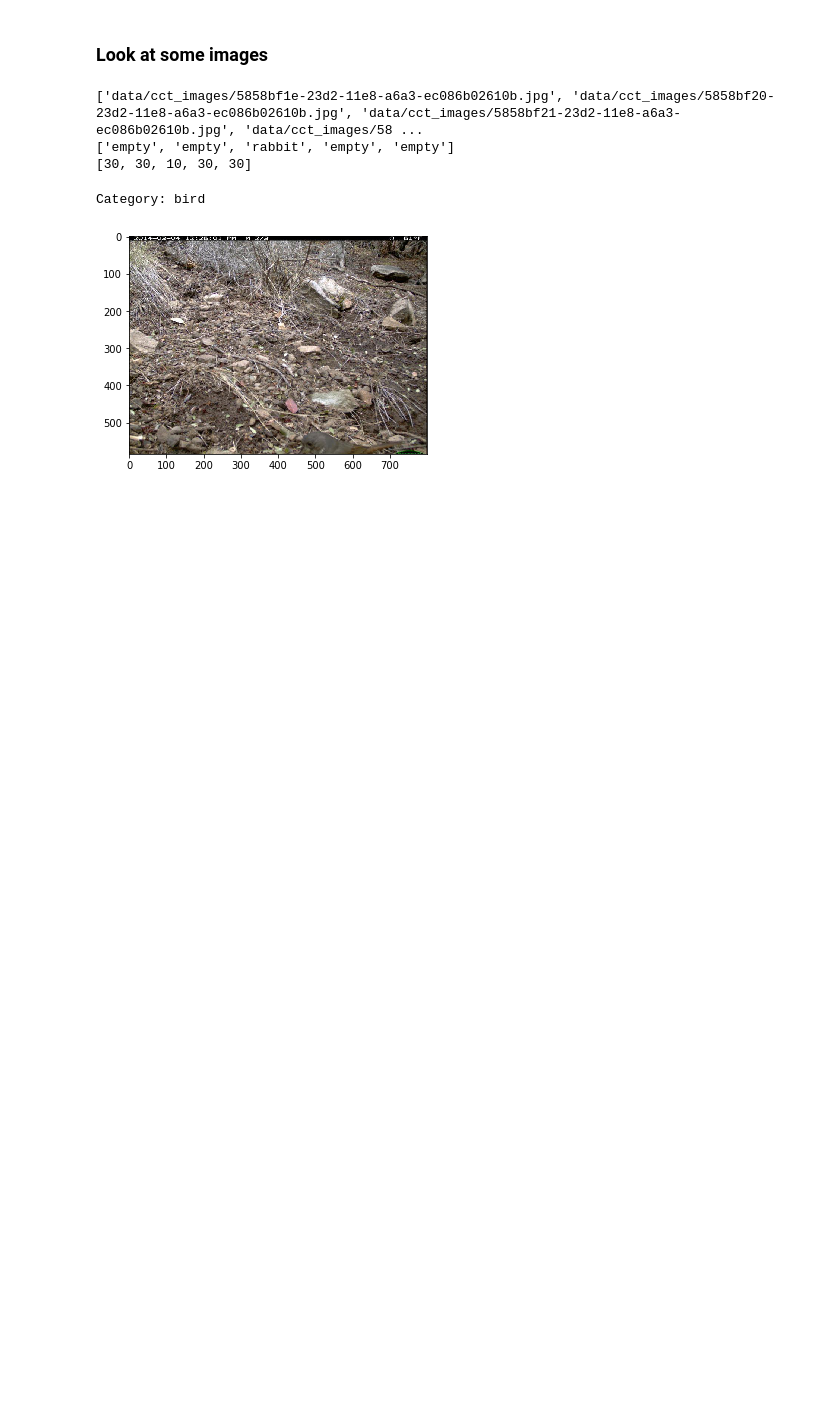
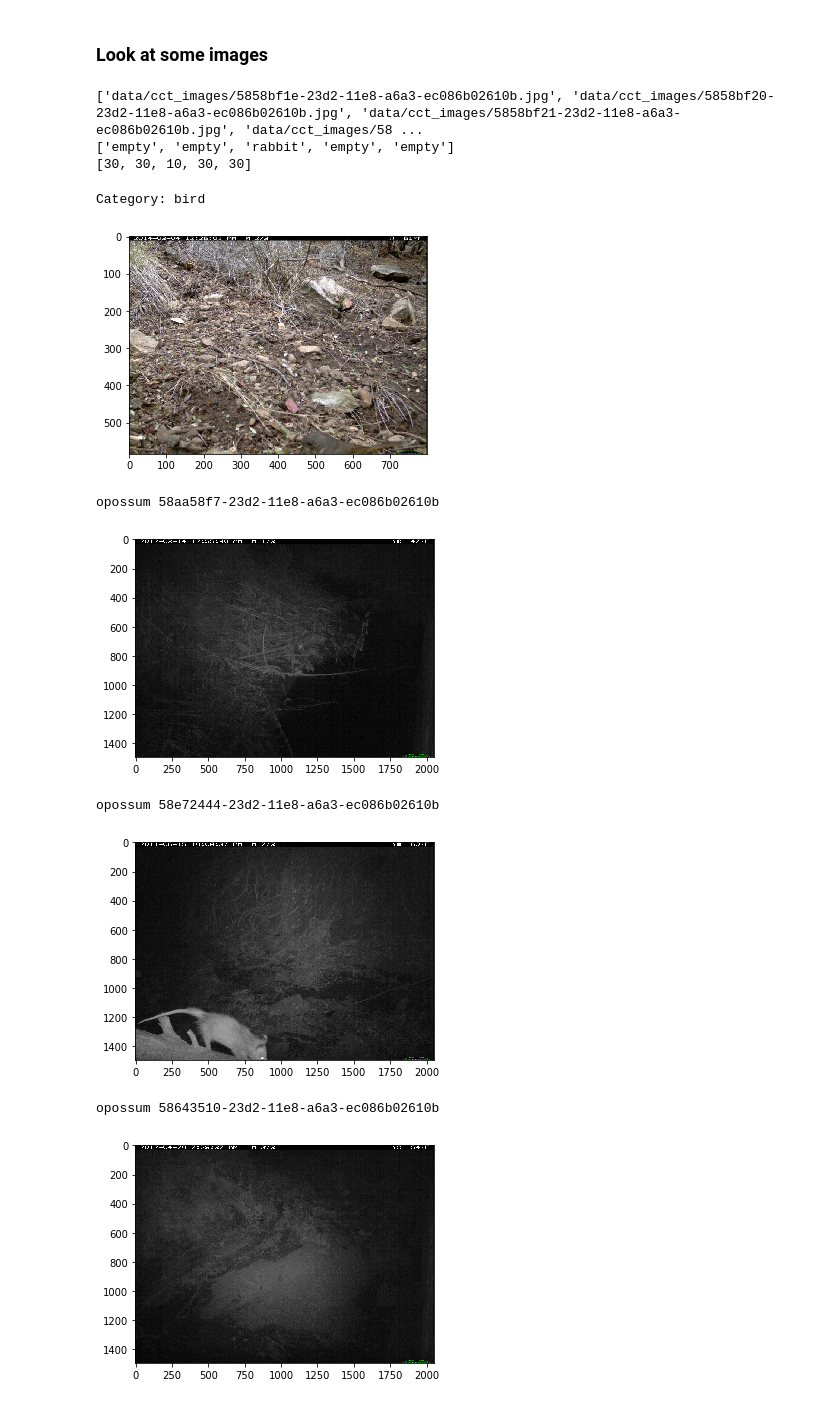
Before and after one commit to vivekmids/crow, a Jupyter notebook: Caltech_Camera_Traps_EDA.ipynb, the cells around one changed output. Saved outputs shown, nothing was run; the diff lists cells and outputs as text; code cells hidden in the pictures; blank space fills up the shorter version.

```diff
--- a/Caltech_Camera_Traps_EDA.ipynb
+++ b/Caltech_Camera_Traps_EDA.ipynb
@@ -308,3 +308,26 @@ show_image(img_path_vector[id], cat_name_vector[id])
 # %% [output]
 Category: bird
 [figure]
+# %%
+def show_image_by_category(images=1, category = 'any'):
+    path = 'data/cct_images/'
+    if category == 'any':
+        samples = image_df_annot.sample(n=images)
+    else:
+        samples = image_df_annot[image_df_annot['category_name']==category].sample(n=images)
+    for id, sample in samples.iterrows():
+        image_id = sample['image_id']
+        filename= 'data/cct_images/'+image_id + '.jpg'
+        print(sample['category_name'] + " " + image_id)
+        img = load_image(filename)
+        plt.imshow(img)
+        plt.show()
+# %%
+show_image_by_category(3, 'opossum')
+# %% [output]
+opossum 58aa58f7-23d2-11e8-a6a3-ec086b02610b
+[figure, added]
+opossum 58e72444-23d2-11e8-a6a3-ec086b02610b
+[figure, added]
+opossum 58643510-23d2-11e8-a6a3-ec086b02610b
+[figure, added]
```
Also changed, not shown: 1 other file.
